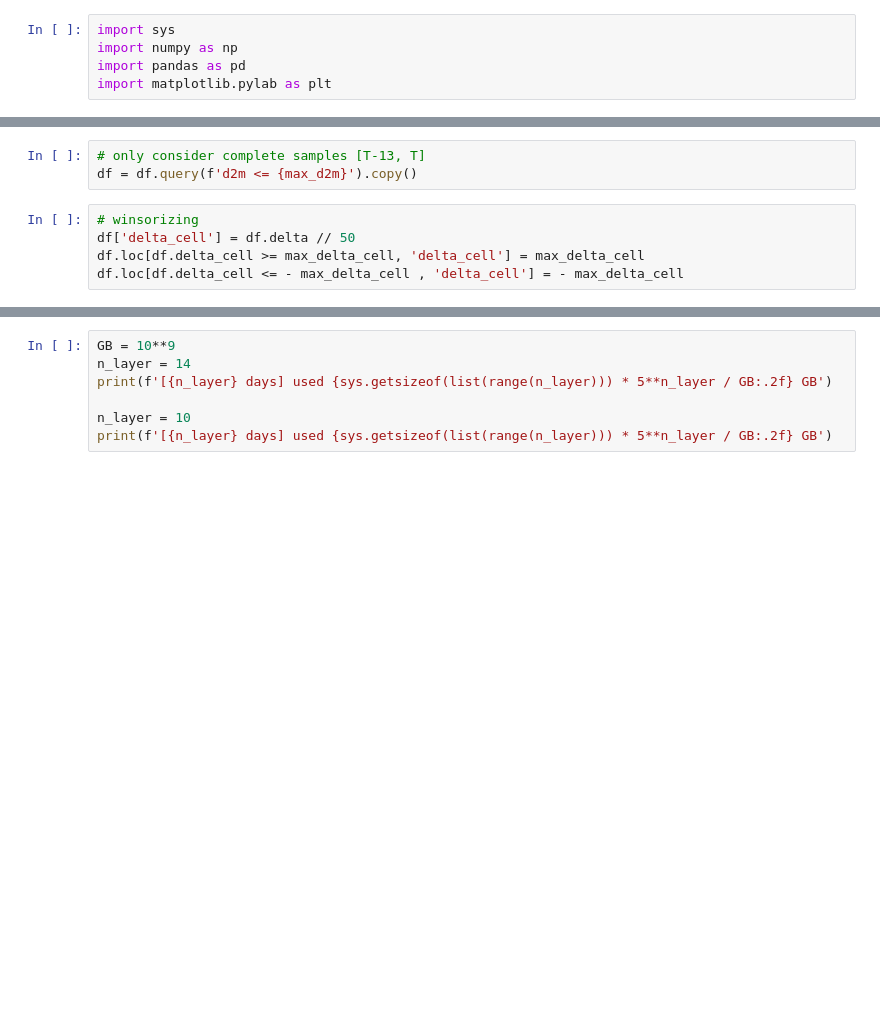
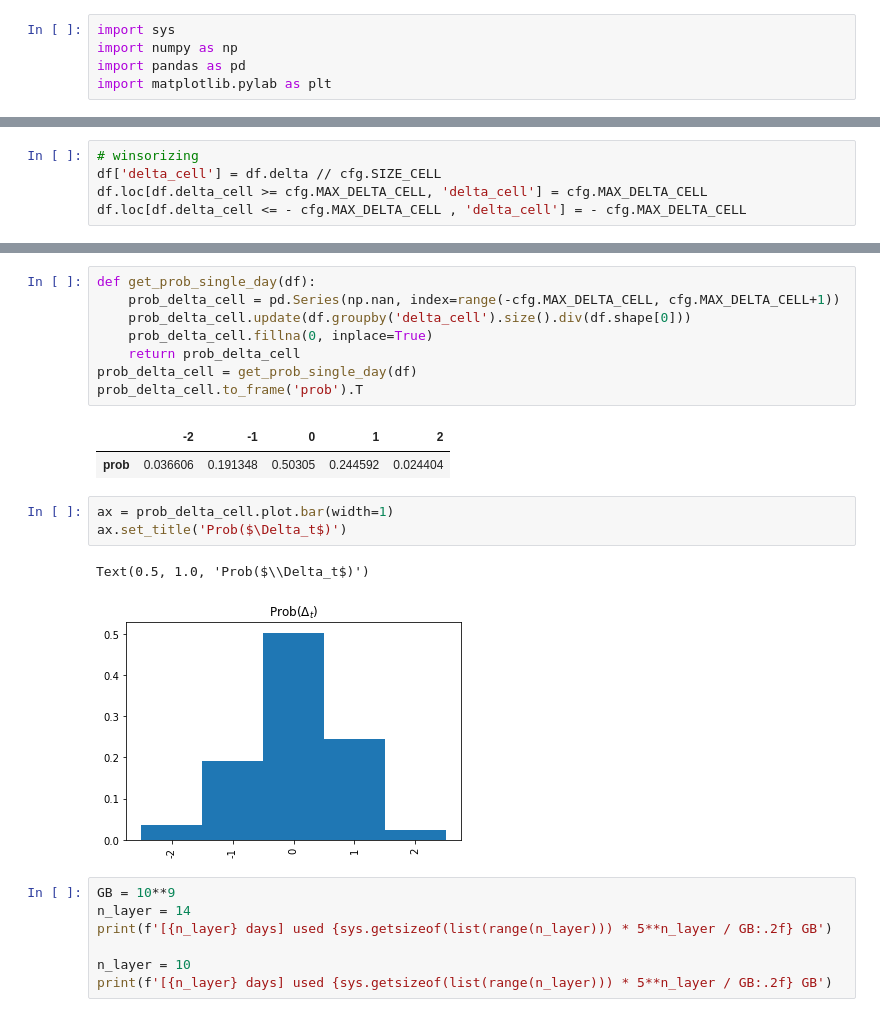
Before and after one commit to datasci-info/stock_path_tracker, a Jupyter notebook: analysis.ipynb, the cells around one changed output, grey strips where cells are left out. Cells and saved outputs as stored; diff of their text form; blank space fills up the shorter version.

```diff
--- a/analysis.ipynb
+++ b/analysis.ipynb
@@ -128,8 +172,5 @@ df.delta.div(50).quantile([0, 0.1, 0.25, 0.5, 0.75, 0.9, 1]).to_frame('delta').T
-# %%
-# only consider complete samples [T-13, T]
-df = df.query(f'd2m <= {max_d2m}').copy()
 # %%
 # winsorizing
-df['delta_cell'] = df.delta // 50
-df.loc[df.delta_cell >= max_delta_cell, 'delta_cell'] = max_delta_cell
-df.loc[df.delta_cell <= - max_delta_cell , 'delta_cell'] = - max_delta_cell
+df['delta_cell'] = df.delta // cfg.SIZE_CELL
+df.loc[df.delta_cell >= cfg.MAX_DELTA_CELL, 'delta_cell'] = cfg.MAX_DELTA_CELL
+df.loc[df.delta_cell <= - cfg.MAX_DELTA_CELL , 'delta_cell'] = - cfg.MAX_DELTA_CELL
@@ -192,3 +177,20 @@ Wall time: 2.88 s
+# %%
+def get_prob_single_day(df):
+    prob_delta_cell = pd.Series(np.nan, index=range(-cfg.MAX_DELTA_CELL, cfg.MAX_DELTA_CELL+1))
+    prob_delta_cell.update(df.groupby('delta_cell').size().div(df.shape[0]))
+    prob_delta_cell.fillna(0, inplace=True)
+    return prob_delta_cell
+prob_delta_cell = get_prob_single_day(df)
+prob_delta_cell.to_frame('prob').T
+# %% [output]
+|  | -2 | -1 | 0 | 1 | 2 |
+| prob | 0.036606 | 0.191348 | 0.50305 | 0.244592 | 0.024404 |
+# %%
+ax = prob_delta_cell.plot.bar(width=1)
+ax.set_title('Prob($\Delta_t$)')
+# %% [output]
+Text(0.5, 1.0, 'Prob($\\Delta_t$)')
+[figure, added]
 # %%
 GB = 10**9
 n_layer = 14
```
Also changed, not shown: parts of 51 cells of this notebook, 3 other files.
